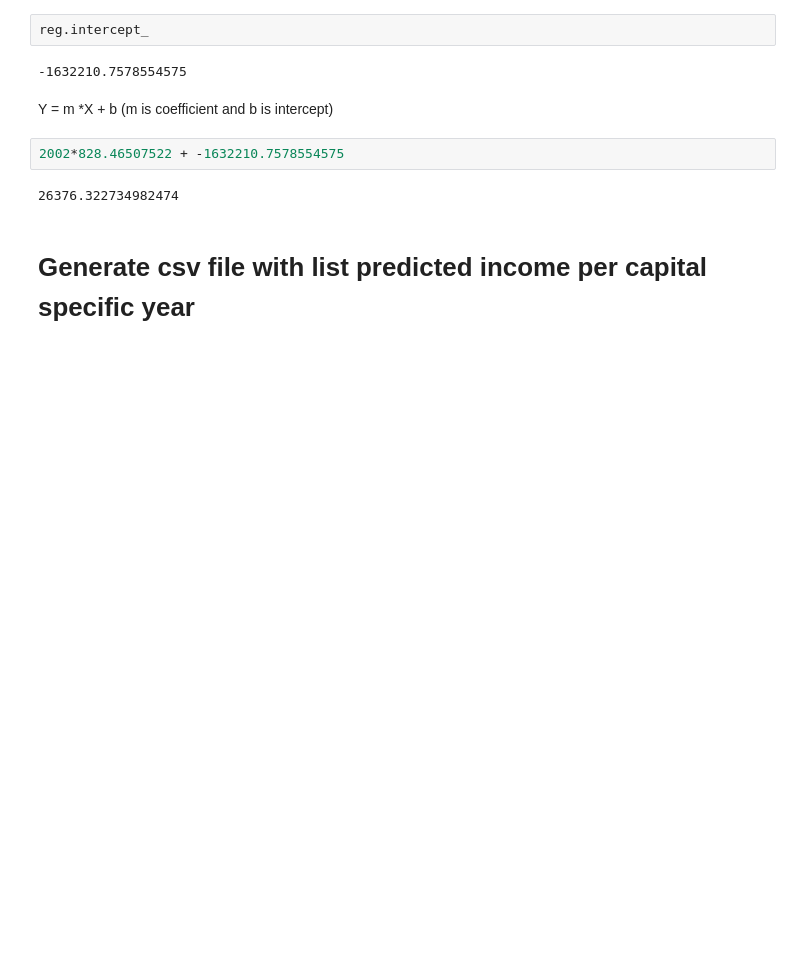
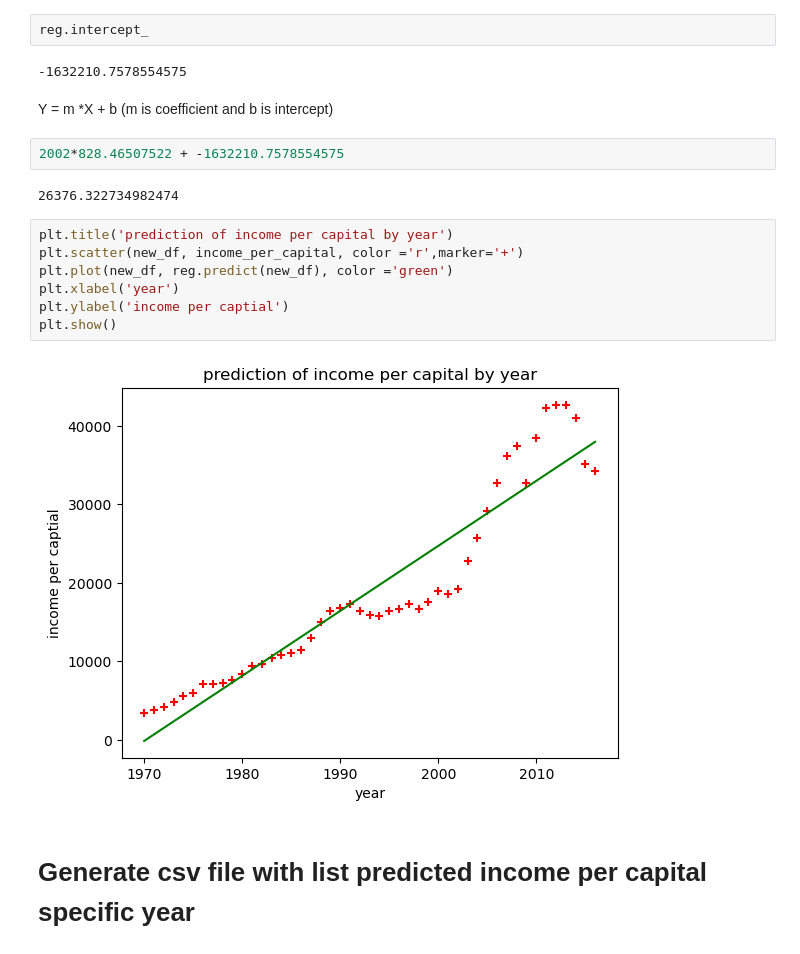
Before and after one commit to iam-prabha/what-am-i-learning, a Jupyter notebook: ML/Linear_regression/linear_regression.ipynb, the cells around one changed output. Drawn from its saved outputs; the diff is of its cells as text; blank space fills up the shorter version.

```diff
--- a/ML/Linear_regression/linear_regression.ipynb
+++ b/ML/Linear_regression/linear_regression.ipynb
@@ -64,6 +68,15 @@ Y = m *X + b (m is coefficient and b is intercept)
 2002*828.46507522 + -1632210.7578554575
 # %% [output]
 26376.322734982474
+# %%
+plt.title('prediction of income per capital by year')
+plt.scatter(new_df, income_per_capital, color ='r',marker='+')
+plt.plot(new_df, reg.predict(new_df), color ='green')
+plt.xlabel('year')
+plt.ylabel('income per captial')
+plt.show()
+# %% [output]
+[figure, added]
 # %% [markdown]
 # Generate csv file with list predicted income per capital specific year
 # %%
```
Also changed, not shown: parts of 9 cells of this notebook, 3 other files.
